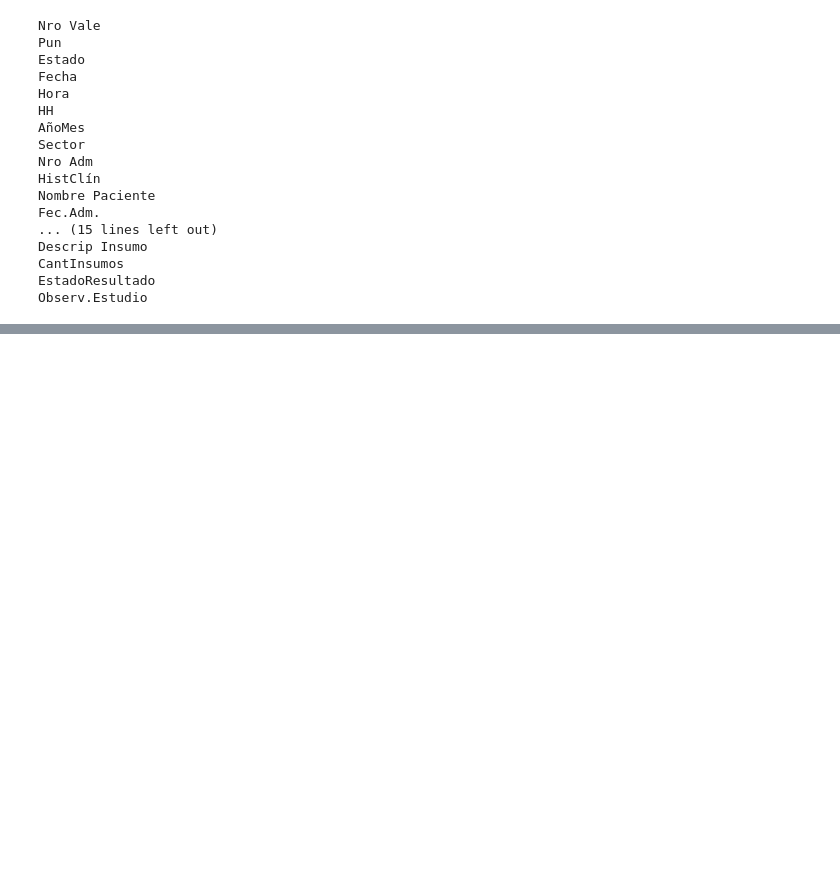
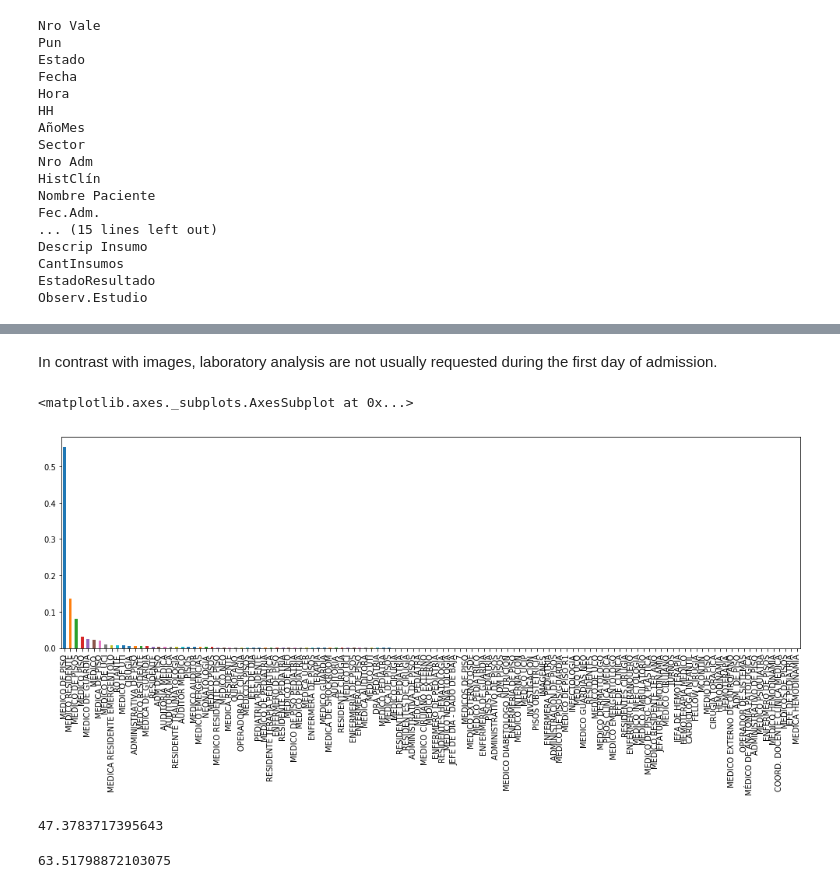
Before and after one commit to josedallavia/A-Machine-Learning-Approach-for-Optimization-of-Hospital-Bed-Utilization, a Jupyter notebook: Exploratory.ipynb, the cells around one changed output, grey strips where cells are left out. Cells and saved outputs as stored; diff of their text form; code cells hidden in the pictures; blank space fills up the shorter version.

```diff
--- a/Exploratory.ipynb
+++ b/Exploratory.ipynb
@@ -813,0 +827,15 @@ Observ.Estudio
+# %% [markdown]
+In contrast with images, laboratory analysis are not usually requested during the first day of admission.
+# %%
+labos['Función del Solicitante'].value_counts(True).plot.bar(figsize=(17,5))
+# %% [output]
+<matplotlib.axes._subplots.AxesSubplot at 0x...>
+[figure, added]
+# %%
+np.mean(labos.groupby(by='Nro Adm')['Nro Adm'].count())
+# %% [output]
+47.3783717395643
+# %%
+np.mean(labos.groupby(by='HistClín')['HistClín'].count())
+# %% [output]
+63.51798872103075
```
Also changed, not shown: parts of 7 cells of this notebook.
